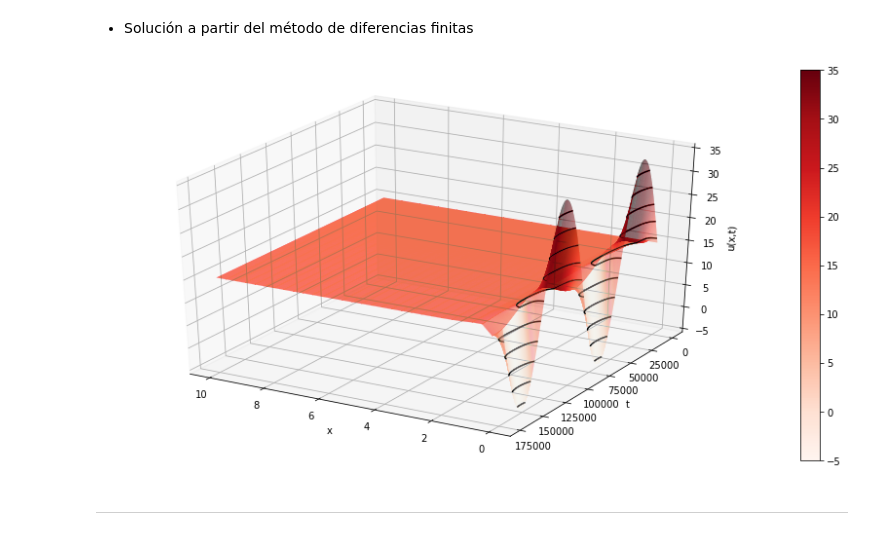
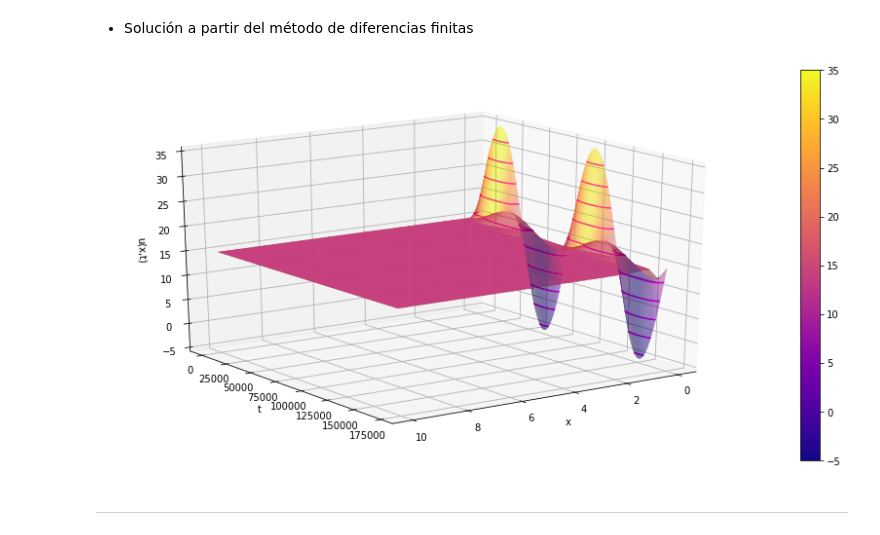
Before and after one commit to elizabethtorrest/F-sica-Computacional, a Jupyter notebook: Actividad10/Actividad10.ipynb, the cells around one changed output. Saved outputs shown, nothing was run; the diff lists cells and outputs as text; code cells hidden in the pictures.

```diff
--- a/Actividad10/Actividad10.ipynb
+++ b/Actividad10/Actividad10.ipynb
@@ -486,38 +486,38 @@ for i in range(0,N-1):
 #Calculamos la temperatura sobre todo el dominio de x
   for j in range(1,M-1):
     u[j,i+1]=f*u[j+1,i]+(1-2*f)*u[j,i]+f*u[j-1,i]
 
 #Graficación de la solución
 #Malla a graficar
 T, X = np.meshgrid(t,x)
 
 #Tamaño de figura
 fig=plt.figure(figsize=(12,6))
 
 #Graficación en el espacio 3D
 ax = fig.gca(projection='3d')
-surf=ax.plot_surface(X,T,u,cmap='Reds',rstride=1, cstride=1, alpha=0.5)
+surf=ax.plot_surface(X,T,u,cmap='plasma',rstride=1, cstride=1, alpha=0.5)
 
 #Contornos
-ax.contour(X,T,u,10,lw=1,colors='k',linestyles='solid')
+ax.contour(X,T,u,10,lw=1,colors='fuchsia',linestyles='solid')
 
 #Escala de temperaturas
-m=cm.ScalarMappable(cmap='Reds')
+m=cm.ScalarMappable(cmap='plasma')
 m.set_array(u)
 plt.colorbar(m)
 
 #Etiquetas
 ax.set_xlabel('x')
 ax.set_ylabel('t')
 ax.set_zlabel('u(x,t)')
 
 #Lado de observación
-ax.view_init(elev=30,azim=120)
+ax.view_init(elev=20,azim=55)
 
 plt.tight_layout()
 plt.show()
 # %% [output]
-[figure, old version]
+[figure, new version]
 # %% [markdown]
 
 
```
Also changed, not shown: parts of 2 cells of this notebook.
